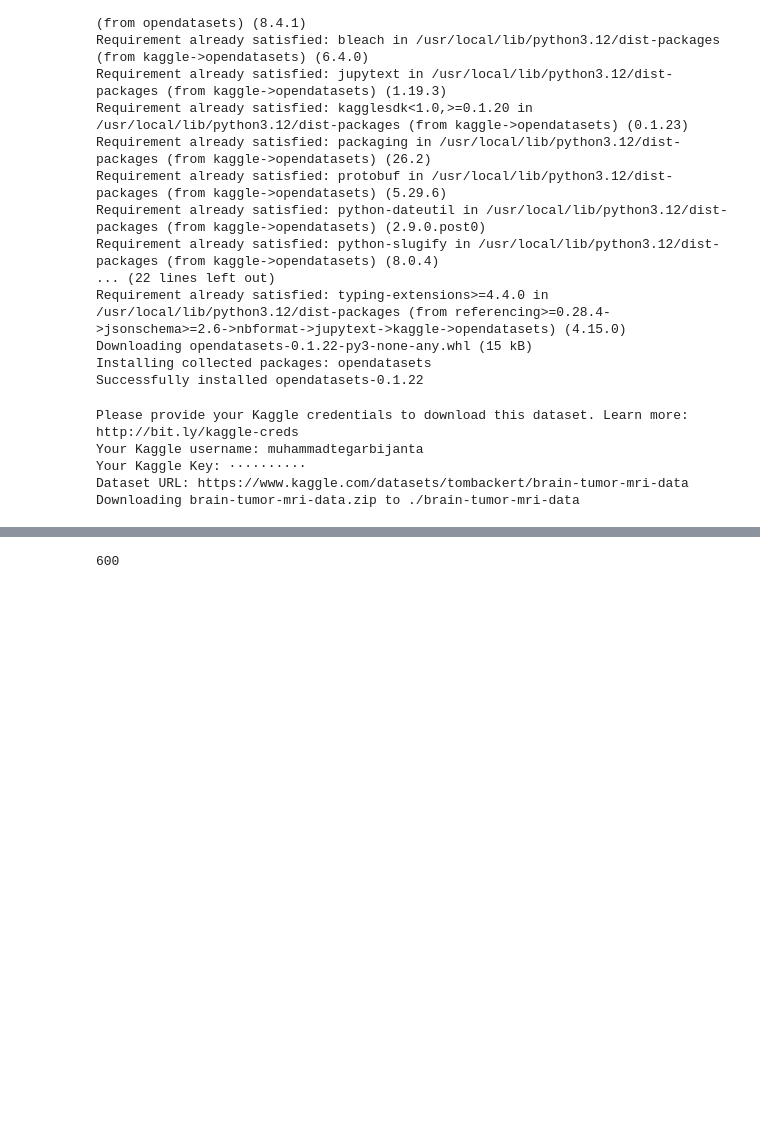
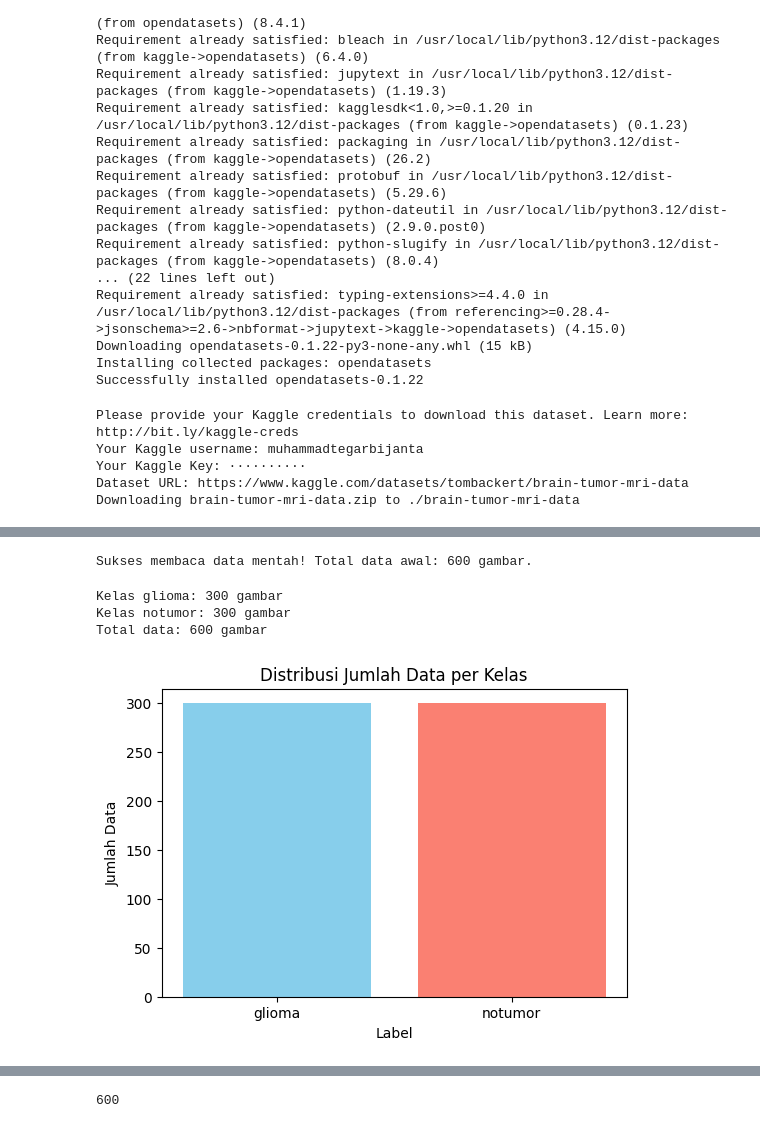
Before and after one commit to tegarpng/Projek-Kelompok-29, a Jupyter notebook: Percobaan2.ipynb, the cells around one changed output, grey strips where cells are left out. Drawn from its saved outputs; the diff is of its cells as text; code cells hidden in the pictures; blank space fills up the shorter version.

```diff
--- a/Percobaan2.ipynb
+++ b/Percobaan2.ipynb
@@ -141,0 +48,50 @@ Data setelah augmentasi:  1800
+# %%
+data = []
+labels = []
+file_name = []
+
+# Batasi 300 gambar per folder agar pengerjaan cepat & seimbang
+class_counters = {'Brain Tumor': 0, 'Healthy': 0, 'glioma': 0, 'notumor': 0}
+dataset_path = "brain-tumor-mri-data"
+
+for root, dirs, files in os.walk(dataset_path):
+    folder_aktif = os.path.basename(root)
+    if folder_aktif in ['Brain Tumor', 'Healthy', 'glioma', 'notumor']:
+        for filename in files:
+            if class_counters[folder_aktif] >= 300:
+                break
+            if filename.lower().endswith(('.png', '.jpg', '.jpeg')):
+                img_path = os.path.join(root, filename)
+                img = cv.imread(img_path)
+                if img is not None:
+
+                    img_gray = cv.cvtColor(img, cv.COLOR_BGR2GRAY)
+
+                    data.append(img_gray)
+                    labels.append(folder_aktif)
+                    file_name.append(filename)
+                    class_counters[folder_aktif] += 1
+
+data = np.array(data, dtype=object)
+labels = np.array(labels)
+print(f"Sukses membaca data mentah! Total data awal: {len(data)} gambar.")
+# %% [output]
+Sukses membaca data mentah! Total data awal: 600 gambar.
+# %%
+unique, counts = np.unique(labels, return_counts=True)
+for u, c in zip(unique, counts):
+    print(f"Kelas {u}: {c} gambar")
+print(f"Total data: {len(data)} gambar")
+# %% [output]
+Kelas glioma: 300 gambar
+Kelas notumor: 300 gambar
+Total data: 600 gambar
+# %%
+plt.figure(figsize=(6,4))
+plt.bar(unique, counts, color=['skyblue','salmon'])
+plt.title('Distribusi Jumlah Data per Kelas')
+plt.xlabel('Label')
+plt.ylabel('Jumlah Data')
+plt.show()
+# %% [output]
+[figure, added]
```
Also changed, not shown: parts of 14 cells of this notebook.
